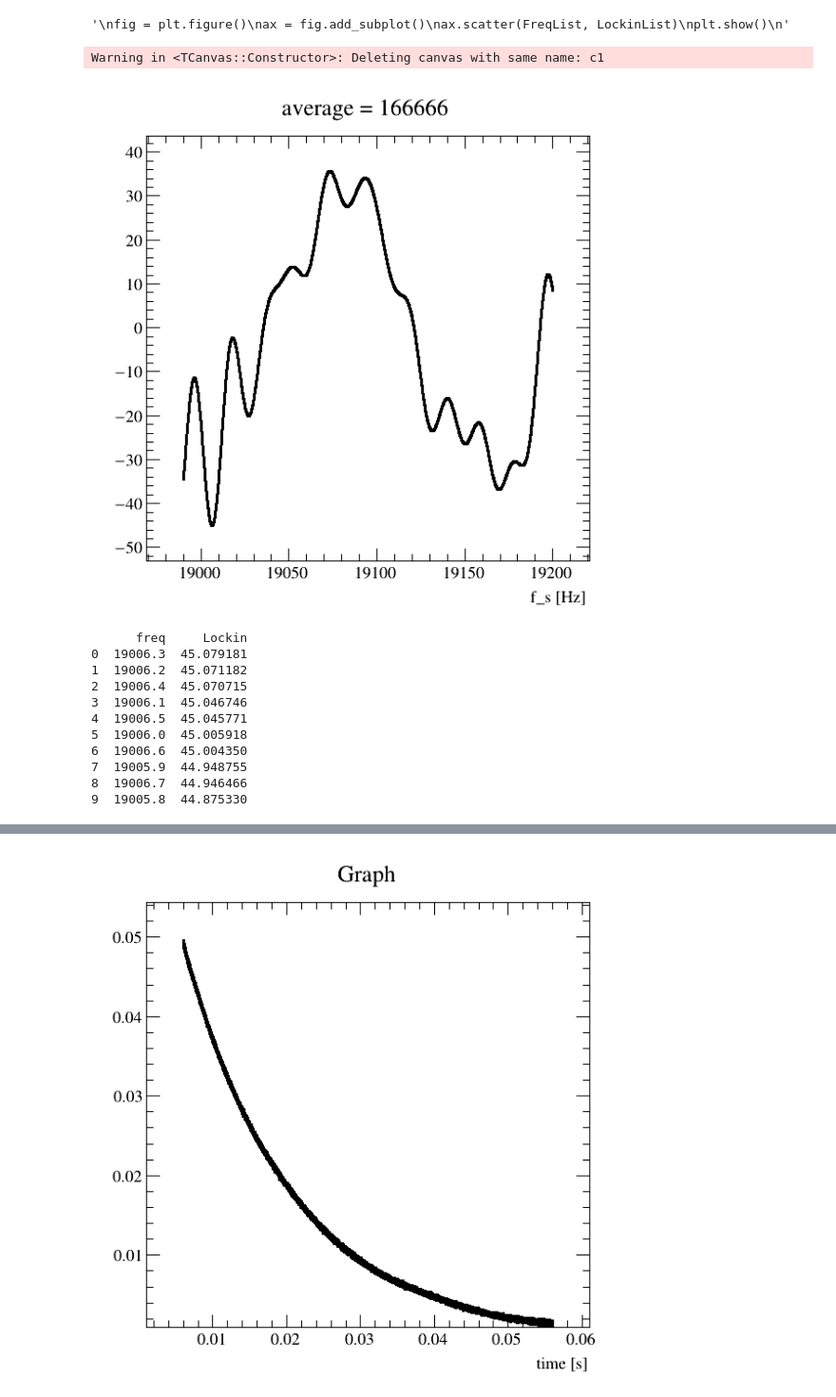
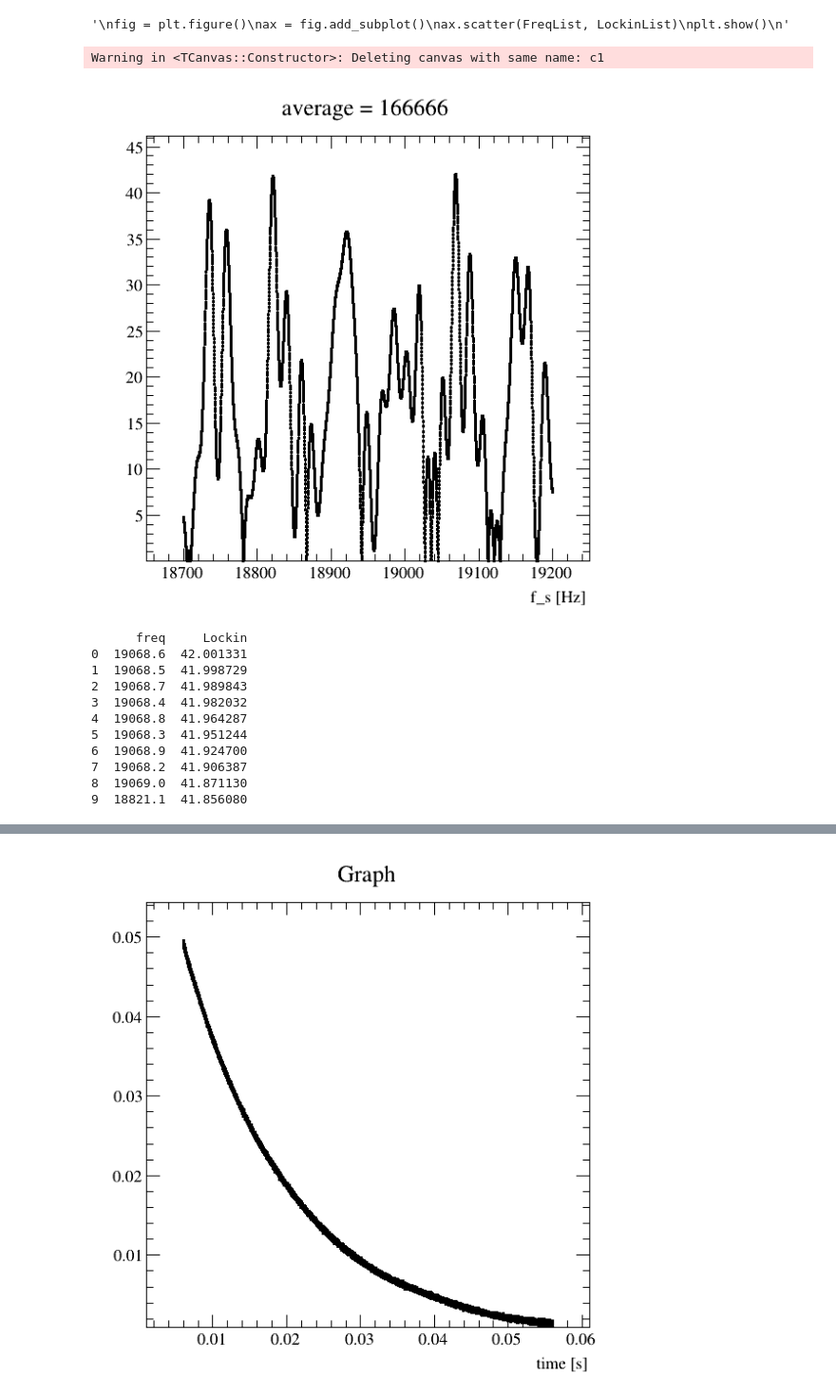
Before and after one commit to GakutaroNishimura/FIDNMR, a Jupyter notebook: FindFreqLockin.ipynb, the cells around one changed output, grey strips where cells are left out. Shown at 95% size. Saved outputs shown, nothing was run; the diff lists cells and outputs as text; code cells hidden in the pictures.

```diff
--- a/FindFreqLockin.ipynb
+++ b/FindFreqLockin.ipynb
@@ -166,7 +167,7 @@ plt.show()
 #Naverage = len(Time)
 FreqDeltaNaverage = len(Time)
 
-FreqList, LockinList = FindFreqLockin(18990, 19200, 0.1, FreqDeltaNaverage, Time, V_mean)
+FreqList, LockinList = FindFreqLockin(18700, 19200, 0.1, FreqDeltaNaverage, Time, V_mean)
 #FreqList, LockinList = FindFreqLockin(18990, 19050, 0.1, FreqDeltaNaverage, Time, V_mean)
 """
 fig = plt.figure()
@@ -178,19 +179,19 @@ plt.show()
 '\nfig = plt.figure()\nax = fig.add_subplot()\nax.scatter(FreqList, LockinList)\nplt.show()\n'
 # %%
 c1 = ROOT.TCanvas("c1", "c1", 600, 600)
-#gr = ROOT.TGraph(len(FreqList), np.array(FreqList, dtype="d"), np.abs(np.array(LockinList)))
-gr = ROOT.TGraph(len(FreqList), np.array(FreqList, dtype="d"), np.array(LockinList))
+gr = ROOT.TGraph(len(FreqList), np.array(FreqList, dtype="d"), np.abs(np.array(LockinList)))
+#gr = ROOT.TGraph(len(FreqList), np.array(FreqList, dtype="d"), np.array(LockinList))
 gr.Draw("APL")
 gr.SetMarkerStyle(7)
 gr.SetMarkerSize(10)
 gr.SetTitle("average = %d"%FreqDeltaNaverage)
 gr.GetXaxis().SetTitle("f_s [Hz]")
 #c1 = ROOT.gROOT.FindObject("c1")
 c1.Draw("same")
 #c1.Update()
 # %% [output]
 Warning in <TCanvas::Constructor>: Deleting canvas with same name: c1
-[figure, old version]
+[figure, new version]
 # %%
 df = pd.DataFrame({"freq": FreqList, "Lockin": np.abs(LockinList)})
 df_s = df.sort_values(by = "Lockin", ascending=False)
@@ -199,16 +200,16 @@ F0 = df_r.freq[0]
 print(df_r[:10])
 # %% [output]
       freq     Lockin
-0  19006.3  45.079181
-1  19006.2  45.071182
-2  19006.4  45.070715
-3  19006.1  45.046746
-4  19006.5  45.045771
-5  19006.0  45.005918
-6  19006.6  45.004350
-7  19005.9  44.948755
-8  19006.7  44.946466
-9  19005.8  44.875330
+0  19068.6  42.001331
+1  19068.5  41.998729
+2  19068.7  41.989843
+3  19068.4  41.982032
+4  19068.8  41.964287
+5  19068.3  41.951244
+6  19068.9  41.924700
+7  19068.2  41.906387
+8  19069.0  41.871130
+9  18821.1  41.856080
 # %%
 #Naverage = 100000
 #F0 = 18900.68255588443
```
Also changed, not shown: parts of 6 cells of this notebook, 12 other files.
